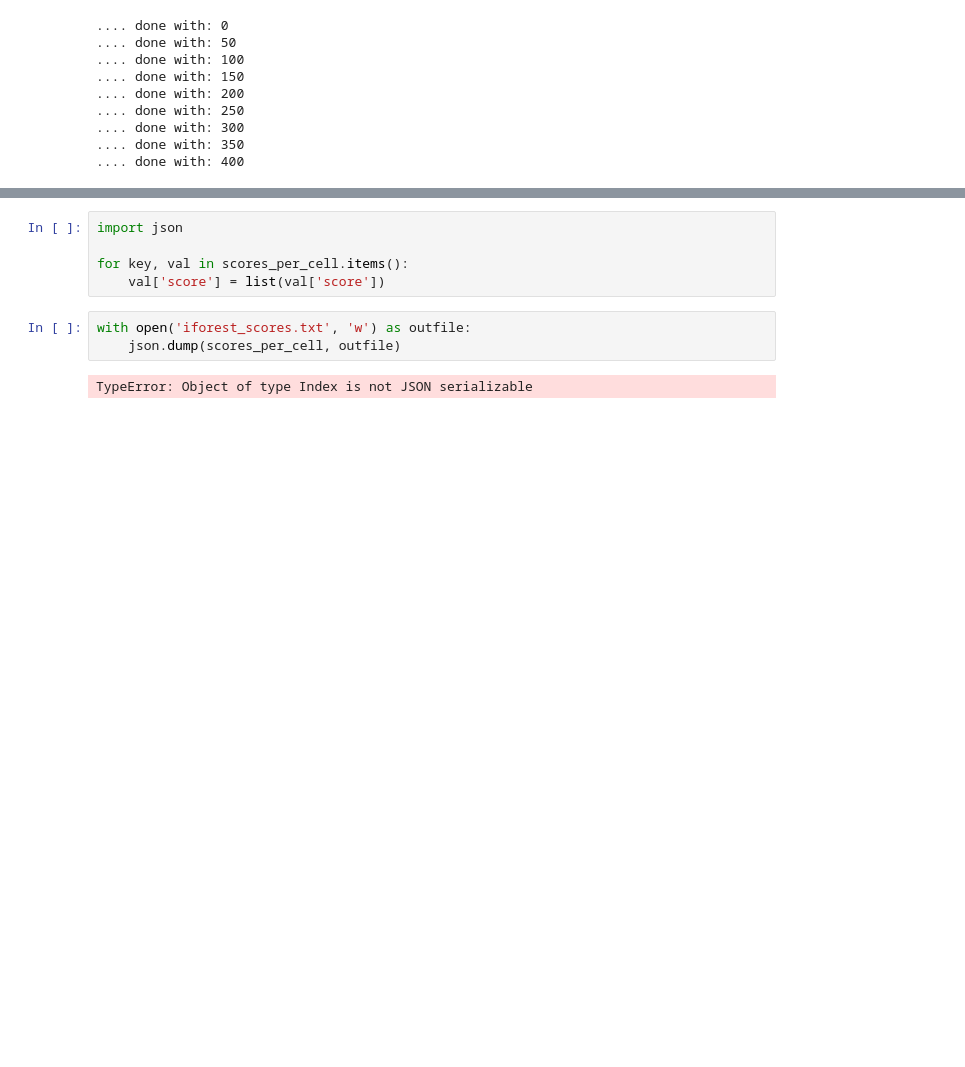
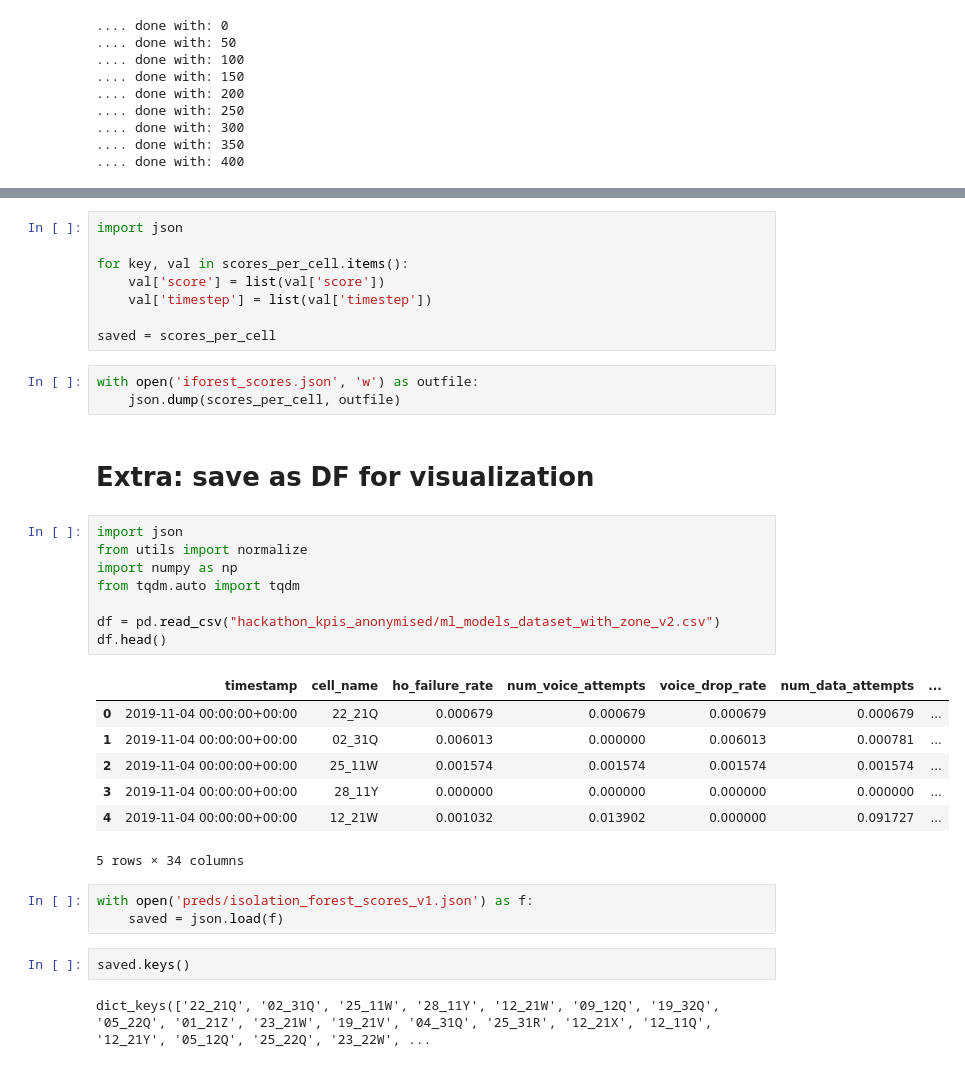
Before and after one commit to dilawarm/brain-cogito-hackathon-2021, a Jupyter notebook: IsolationForest_v2.ipynb, the cells around one changed output, grey strips where cells are left out. Drawn from its saved outputs; the diff is of its cells as text; blank space fills up the shorter version.

```diff
--- a/IsolationForest_v2.ipynb
+++ b/IsolationForest_v2.ipynb
@@ -104,8 +102,34 @@ import json
 
 for key, val in scores_per_cell.items():
     val['score'] = list(val['score'])
+    val['timestep'] = list(val['timestep'])
+
+saved = scores_per_cell
 # %%
-with open('iforest_scores.txt', 'w') as outfile:
+with open('iforest_scores.json', 'w') as outfile:
     json.dump(scores_per_cell, outfile)
-# %% [output]
-TypeError: Object of type Index is not JSON serializable
+# %% [markdown]
+# Extra: save as DF for visualization
+# %%
+import json
+from utils import normalize
+import numpy as np
+from tqdm.auto import tqdm
+
+df = pd.read_csv("hackathon_kpis_anonymised/ml_models_dataset_with_zone_v2.csv")
+df.head()
+# %% [output]
+|  | timestamp | cell_name | ho_failure_rate | num_voice_attempts | voice_drop_rate | num_data_attempts | ... |
+| 0 | 2019-11-04 00:00:00+00:00 | 22_21Q | 0.000679 | 0.000679 | 0.000679 | 0.000679 | ... |
+| 1 | 2019-11-04 00:00:00+00:00 | 02_31Q | 0.006013 | 0.000000 | 0.006013 | 0.000781 | ... |
+| 2 | 2019-11-04 00:00:00+00:00 | 25_11W | 0.001574 | 0.001574 | 0.001574 | 0.001574 | ... |
+| 3 | 2019-11-04 00:00:00+00:00 | 28_11Y | 0.000000 | 0.000000 | 0.000000 | 0.000000 | ... |
+| 4 | 2019-11-04 00:00:00+00:00 | 12_21W | 0.001032 | 0.013902 | 0.000000 | 0.091727 | ... |
+5 rows × 34 columns
+# %%
+with open('preds/isolation_forest_scores_v1.json') as f:
+    saved = json.load(f)
+# %%
+saved.keys()
+# %% [output]
+dict_keys(['22_21Q', '02_31Q', '25_11W', '28_11Y', '12_21W', '09_12Q', '19_32Q', '05_22Q', '01_21Z', '23_21W', '19_21V', '04_31Q', '25_31R', '12_21X', '12_11Q', '12_21Y', '05_12Q', '25_22Q', '23_22W', ...
```
Also changed, not shown: parts of 6 cells of this notebook, 2 other files.
